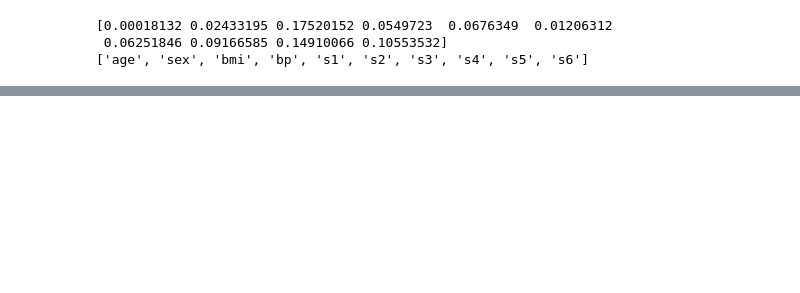
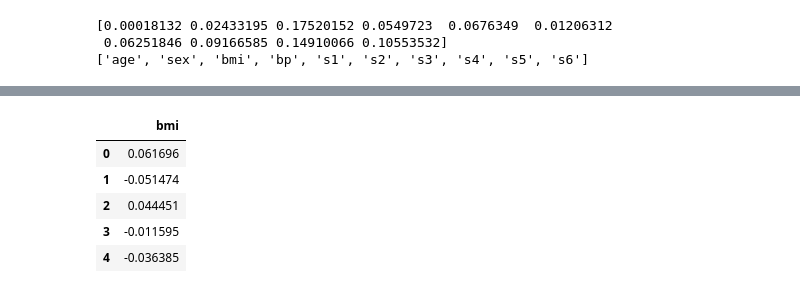
Before and after one commit to duluman/cmi-portfolio, a Jupyter notebook: data-science-5.ipynb, the cells around one changed output, grey strips where cells are left out. Cells and saved outputs as stored; diff of their text form; code cells hidden in the pictures; blank space fills up the shorter version.

```diff
--- a/data-science-5.ipynb
+++ b/data-science-5.ipynb
@@ -43,0 +56,12 @@ plt.show()
+# %%
+import pandas as pd
+df = pd.DataFrame(X, columns=feature_names)
+df = df[kept_features]
+df.head()
+# %% [output]
+|  | bmi |
+| 0 | 0.061696 |
+| 1 | -0.051474 |
+| 2 | 0.044451 |
+| 3 | -0.011595 |
+| 4 | -0.036385 |
```
Also changed, not shown: parts of 7 cells of this notebook.
